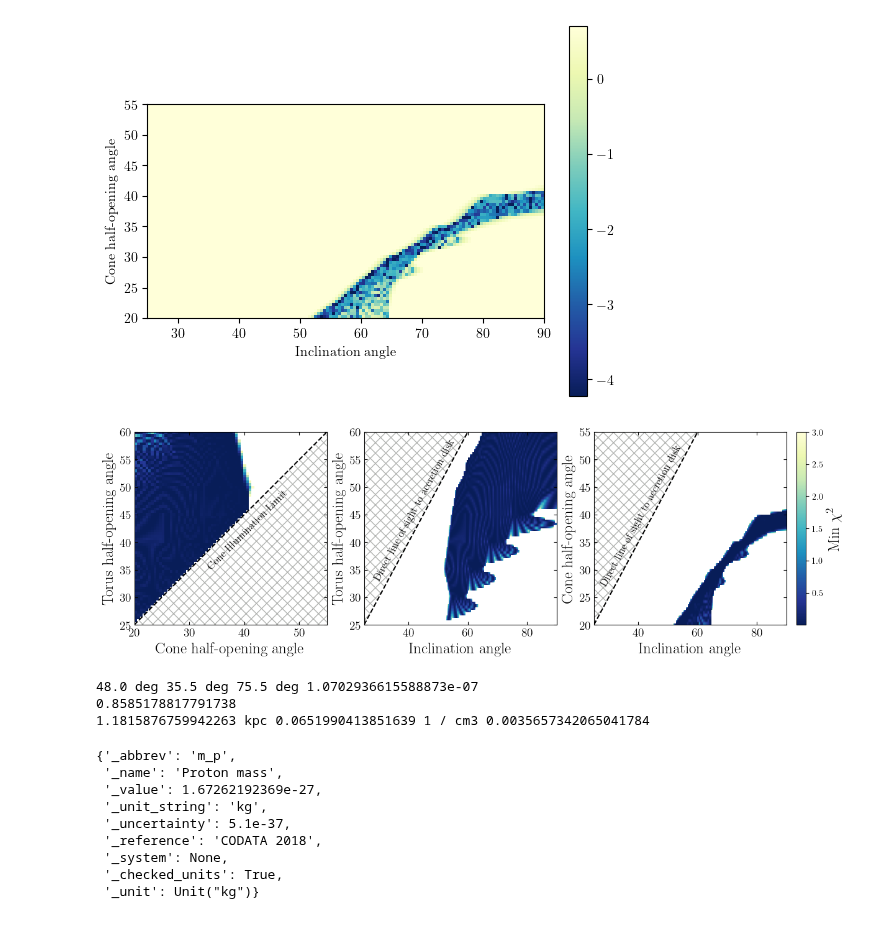
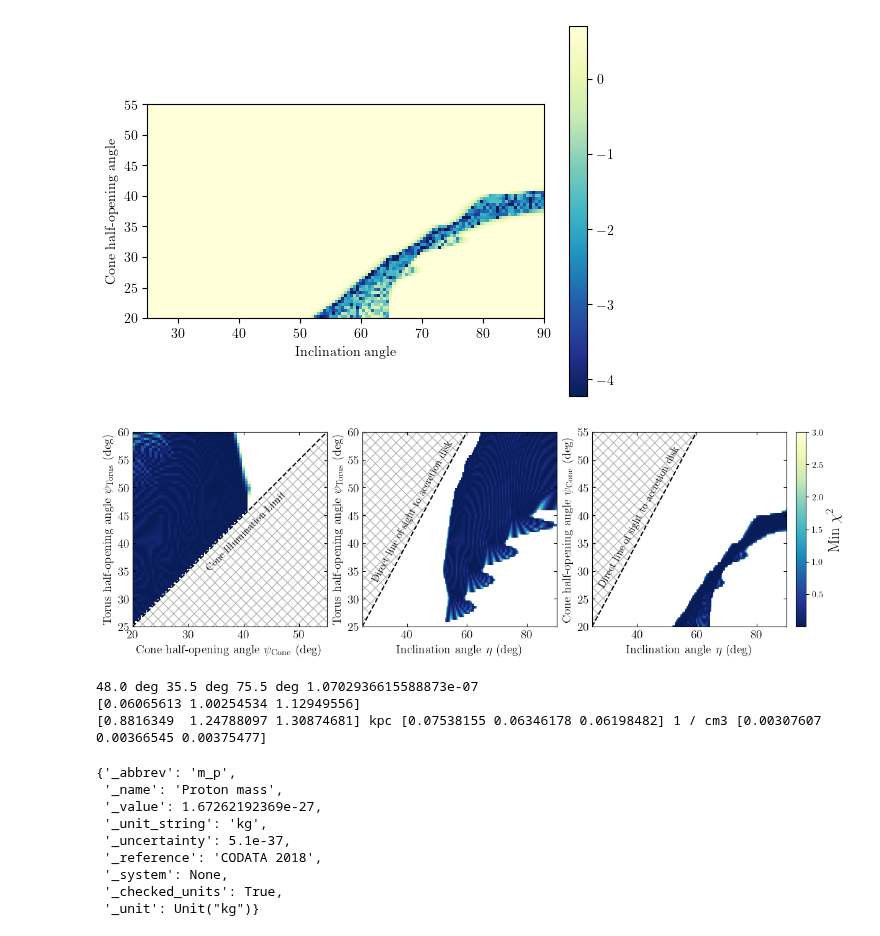
Before and after one commit to rjassef/Impol_BHDs_repo, a Jupyter notebook: plots/SKIRTOR_fit/fit_pfrac.W0204.ipynb, the cells around one changed output. Cells and saved outputs as stored; diff of their text form; code cells hidden in the pictures.

Commit message:
Updated figures

```diff
--- a/plots/SKIRTOR_fit/fit_pfrac.W0204.ipynb
+++ b/plots/SKIRTOR_fit/fit_pfrac.W0204.ipynb
@@ -252,7 +252,7 @@ vmax = 3.0
 cmap = 'YlGnBu_r'
 #cmap = 'gray'
 
-axis_label_fontsize = 18
+axis_label_fontsize = 14
 
 chi2_use = np.ma.zeros(chi2_map[wid].shape)
 chi2_use.mask = np.zeros(chi2_use.shape, dtype=bool)
@@ -271,46 +271,49 @@ ax.set_xlim(ax.get_xlim())
 ax.set_ylim(ax.get_ylim())
 ax.plot(ax.get_xlim(), np.array(ax.get_xlim())+5, 'k--')
 ax.fill_between(ax.get_xlim(), np.array(ax.get_xlim())+5, ax.get_ylim()[0], color="none", hatch="xx", edgecolor="xkcd:gray", linewidth=0.0, alpha=0.7)
-ax.set_xlabel("Cone half-opening angle", fontsize=axis_label_fontsize)
-ax.set_ylabel("Torus half-opening angle", fontsize=axis_label_fontsize)
+ax.set_xlabel(r"Cone half-opening angle $\psi_{\rm Cone}$ (deg)", fontsize=axis_label_fontsize)
+ax.set_ylabel(r"Torus half-opening angle $\psi_{\rm Torus}$ (deg)", fontsize=axis_label_fontsize)
 x0,x1 = ax.get_xlim()
 y0,y1 = ax.get_ylim()
 ax.set_aspect(abs(x1-x0)/abs(y1-y0))
 ax.text(33, 35, "Cone Illumination Limit", rotation=np.arctan2(abs(x1-x0), abs(y1-y0))*180/np.pi, fontsize=12, weight='extra bold', fontfamily='sans-serif')
 
 #Torus - Inclination
 ax = axs[1]
 chi2_aux = np.min(chi2_use, axis=1)
 ax.imshow(chi2_aux, origin='lower', vmin=vmin, vmax=vmax, cmap=cmap, extent=[np.min(iang_grid.value), np.max(iang_grid.value), np.min(tang_grid.value), np.max(tang_grid.value)])
 ax.set_xlim(ax.get_xlim())
 ax.set_ylim(ax.get_ylim())
 ax.plot(ax.get_xlim(), ax.get_xlim(), 'k--')
 ax.fill_between(ax.get_xlim(), np.array(ax.get_xlim()), ax.get_ylim()[1], color="none", hatch="xx", edgecolor="xkcd:gray", linewidth=0.0, alpha=0.7)
-ax.set_xlabel("Inclination angle", fontsize=axis_label_fontsize)
-ax.set_ylabel("Torus half-opening angle", fontsize=axis_label_fontsize)
+ax.set_xlabel(r"Inclination angle $\eta$ (deg)", fontsize=axis_label_fontsize)
+ax.set_ylabel(r"Torus half-opening angle $\psi_{\rm Torus}$ (deg)", fontsize=axis_label_fontsize)
 x0,x1 = ax.get_xlim()
 y0,y1 = ax.get_ylim()
 ax.set_aspect(abs(x1-x0)/abs(y1-y0))
 ax.text(28, 33, "Direct line of sight to accretion disk", rotation=np.arctan2(abs(x1-x0), abs(y1-y0))*180/np.pi, fontsize=12, weight='extra bold', fontfamily='sans-serif')
 
 #Cone - Inclination
 ax = axs[2]
 chi2_aux = np.min(chi2_use, axis=0)
 cb = plt.imshow(chi2_aux, origin='lower', vmin=vmin, vmax=vmax, cmap=cmap, extent=[np.min(iang_grid.value), np.max(iang_grid.value), np.min(cang_grid.value), np.max(cang_grid.value)])
 ax.set_xlim(ax.get_xlim())
 ax.set_ylim(ax.get_ylim())
 ax.plot(ax.get_xlim(), np.array(ax.get_xlim())-5, 'k--')
 ax.fill_between(ax.get_xlim(), np.array(ax.get_xlim())-5, ax.get_ylim()[1], color="none", hatch="xx", edgecolor="xkcd:gray", linewidth=0.0, alpha=0.7)
-plt.xlabel("Inclination angle", fontsize=axis_label_fontsize)
-plt.ylabel("Cone half-opening angle", fontsize=axis_label_fontsize)
+plt.xlabel(r"Inclination angle $\eta$ (deg)", fontsize=axis_label_fontsize)
+plt.ylabel(r"Cone half-opening angle $\psi_{\rm Cone}$ (deg)", fontsize=axis_label_fontsize)
 x0,x1 = ax.get_xlim()
 y0,y1 = ax.get_ylim()
 ax.set_aspect(abs(x1-x0)/abs(y1-y0))
 ax.text(27, 27, "Direct line of sight to accretion disk", rotation=np.arctan2(abs(x1-x0), abs(y1-y0))*180/np.pi, fontsize=12, weight='extra bold', fontfamily='sans-serif')
 
 fig.colorbar(cb, fraction=0.05).set_label(label=r'Min $\chi^2$',size=18)
+
+plt.show()
+fig.savefig("W0204_chi2maps.png", dpi=200, bbox_inches='tight')
 # %% [output]
-[figure, old version]
+[figure, new version]
 # %%
 #Gas mass estimate for the best-fit cone with the MRN77 dust.
 i, j, k = np.unravel_index(np.argmin(chi2_map[wid], axis=None), chi2_map[wid].shape)
@@ -318,7 +321,7 @@ print(tang_grid[i], cang_grid[j], iang_grid[k], chi2_map[wid].min())
 
 tau_V = 0.1
 delta_psi_c = 10*u.deg #10*u.deg
-psi_c = cang_grid[j]
+psi_c = np.array([10, 38, 40])*u.deg #cang_grid[j]
 X = 1.5e-23*u.cm**2
 L = 10*u.kpc
 Rv = 3.1
@@ -332,8 +335,8 @@ n_H = (2.5/np.log(10.)) * tau_V/(X*Rv) * np.cos(psi_c-delta_psi_c/2.)/L
 print(d, n_H.to(u.cm**-3), X*n_H*d)
 # %% [output]
 48.0 deg 35.5 deg 75.5 deg 1.0702936615588873e-07
-0.8585178817791738
-1.1815876759942263 kpc 0.0651990413851639 1 / cm3 0.0035657342065041784
+[0.06065613 1.00254534 1.12949556]
+[0.8816349  1.24788097 1.30874681] kpc [0.07538155 0.06346178 0.06198482] 1 / cm3 [0.00307607 0.00366545 0.00375477]
 # %%
 m_p.__dict__
 # %% [output]
```
Also changed, not shown: parts of 1 cell of this notebook.
